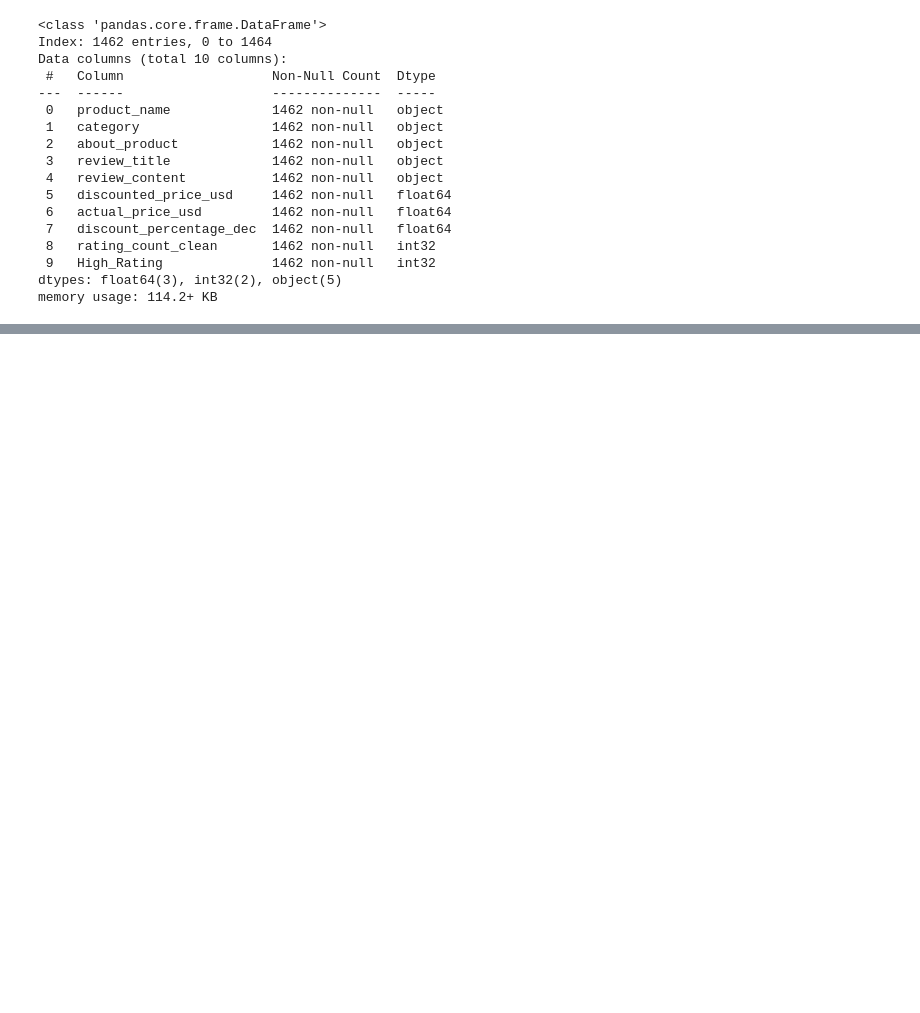
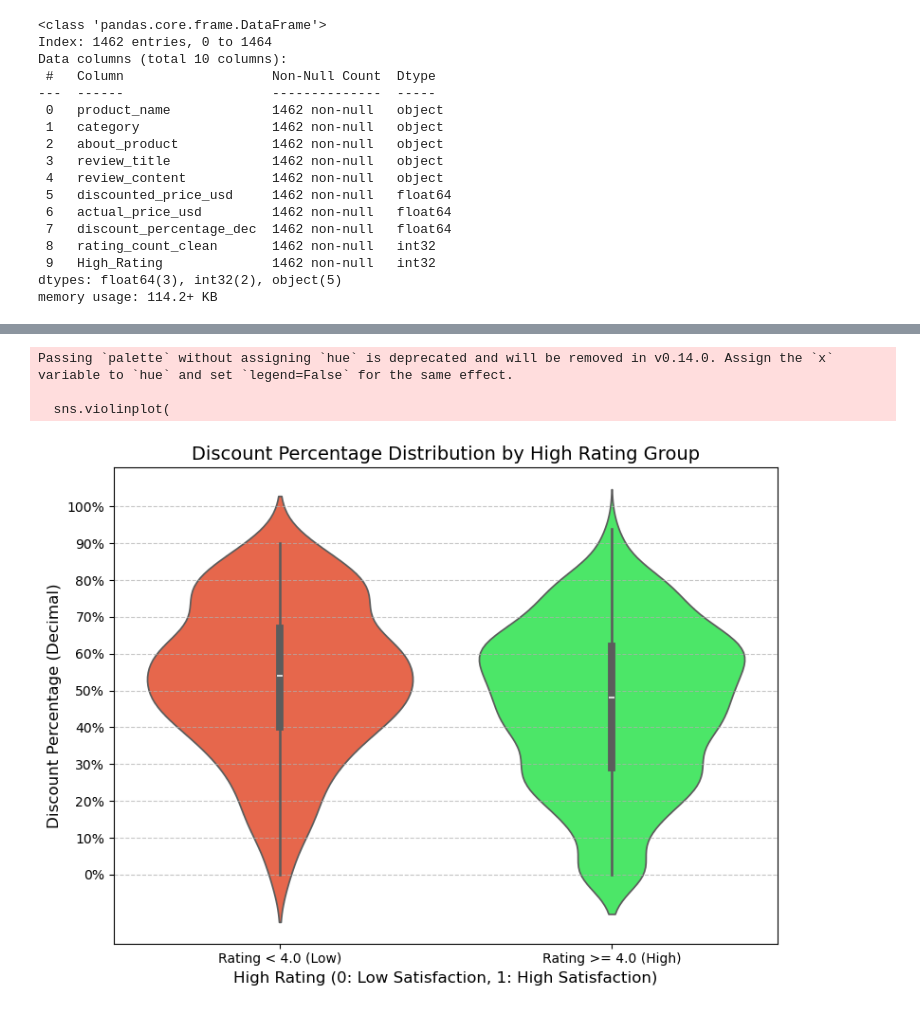
Before and after one commit to aha2270/Product-Quality-Drivers-Sentiment-Analysis-for-High-Value-Insights, a Jupyter notebook: 01_Amazon_Product_Quality_Drivers_NLP.ipynb, the cells around one changed output, grey strips where cells are left out. Cells and saved outputs as stored; diff of their text form; code cells hidden in the pictures; blank space fills up the shorter version.

```diff
--- a/01_Amazon_Product_Quality_Drivers_NLP.ipynb
+++ b/01_Amazon_Product_Quality_Drivers_NLP.ipynb
@@ -314,0 +530,25 @@ memory usage: 114.2+ KB
+# %%
+plt.figure(figsize=(8, 6))
+
+# Create a Violin Plot to visualize the distribution of discount percentage
+# for High Rating (1) and Low Rating (0) groups.
+sns.violinplot(
+    x='High_Rating',
+    y='discount_percentage_dec',
+    data=amazon_sales_cleaned,
+    palette=['#FF5733', '#33FF57'] # Custom colors for distinction
+)
+
+plt.title('Discount Percentage Distribution by High Rating Group', fontsize=14)
+plt.xlabel('High Rating (0: Low Satisfaction, 1: High Satisfaction)', fontsize=12)
+plt.ylabel('Discount Percentage (Decimal)', fontsize=12)
+plt.xticks([0, 1], ['Rating < 4.0 (Low)', 'Rating >= 4.0 (High)'])
+plt.yticks(np.arange(0, 1.1, 0.1), [f'{i*100:.0f}%' for i in np.arange(0, 1.1, 0.1)]) # Format Y-axis as percentage
+plt.grid(axis='y', linestyle='--', alpha=0.7)
+plt.tight_layout()
+plt.show()
+# %% [output]
+Passing `palette` without assigning `hue` is deprecated and will be removed in v0.14.0. Assign the `x` variable to `hue` and set `legend=False` for the same effect.
+
+  sns.violinplot(
+[figure, added]
```
Also changed, not shown: parts of 16 cells of this notebook.
